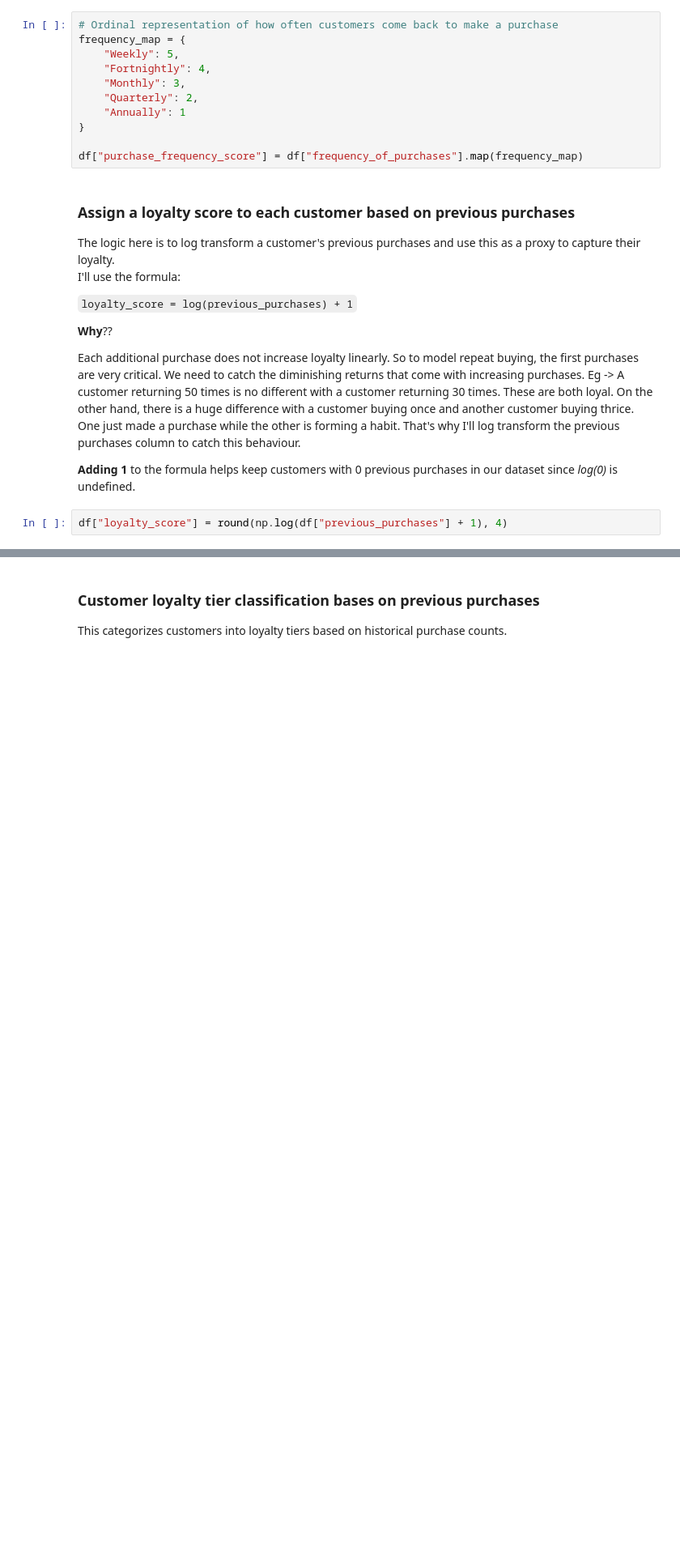
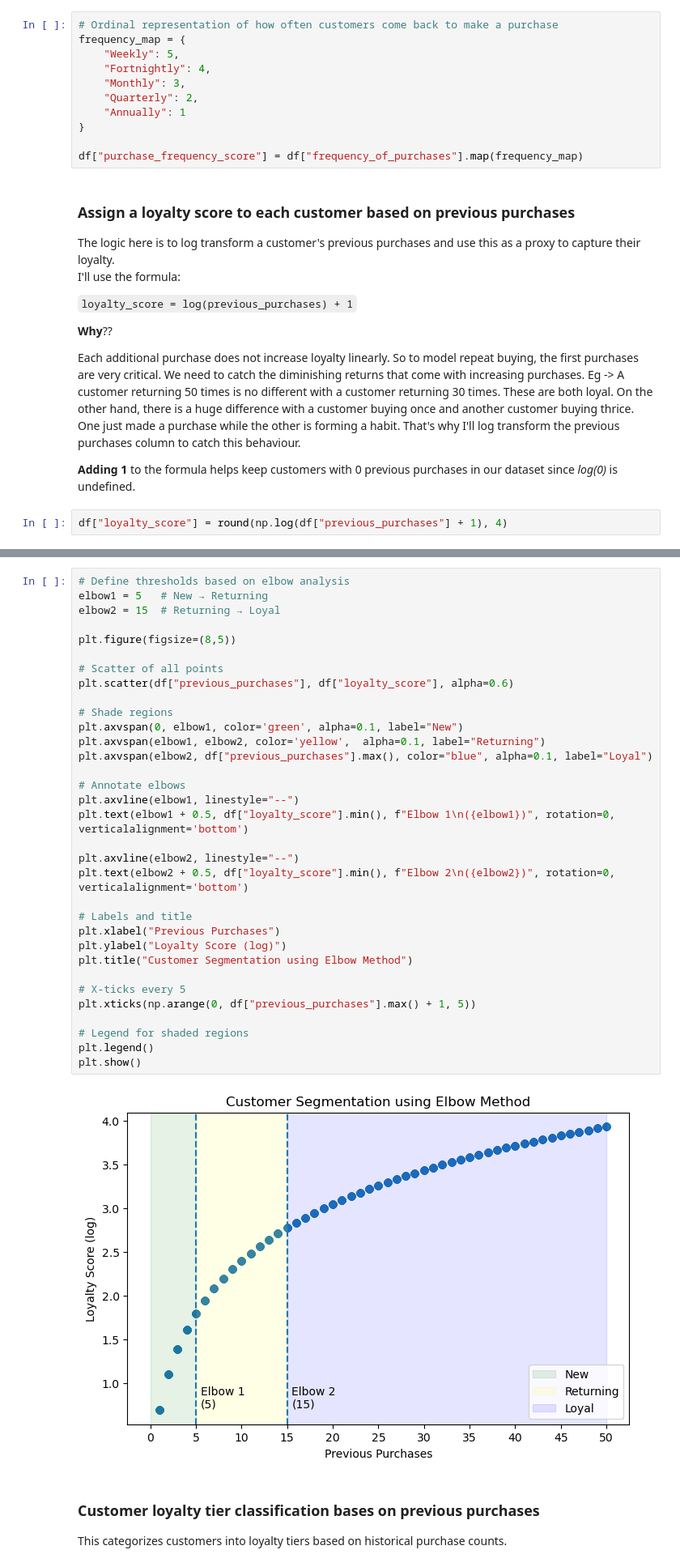
Before and after one commit to muthii-10/discount-targeting-analysis, a Jupyter notebook: notebooks/02_data_transformation.ipynb, the cells around one changed output, grey strips where cells are left out. Shown at 81% size. Drawn from its saved outputs; the diff is of its cells as text; blank space fills up the shorter version.

```diff
--- a/notebooks/02_data_transformation.ipynb
+++ b/notebooks/02_data_transformation.ipynb
@@ -72,3 +83,38 @@ df["loyalty_score"] = round(np.log(df["previous_purchases"] + 1), 4)
+# %%
+# Define thresholds based on elbow analysis
+elbow1 = 5   # New → Returning
+elbow2 = 15  # Returning → Loyal
+
+plt.figure(figsize=(8,5))
+
+# Scatter of all points
+plt.scatter(df["previous_purchases"], df["loyalty_score"], alpha=0.6)
+
+# Shade regions
+plt.axvspan(0, elbow1, color='green', alpha=0.1, label="New")
+plt.axvspan(elbow1, elbow2, color='yellow',  alpha=0.1, label="Returning")
+plt.axvspan(elbow2, df["previous_purchases"].max(), color="blue", alpha=0.1, label="Loyal")
+
+# Annotate elbows
+plt.axvline(elbow1, linestyle="--")
+plt.text(elbow1 + 0.5, df["loyalty_score"].min(), f"Elbow 1\n({elbow1})", rotation=0, verticalalignment='bottom')
+
+plt.axvline(elbow2, linestyle="--")
+plt.text(elbow2 + 0.5, df["loyalty_score"].min(), f"Elbow 2\n({elbow2})", rotation=0, verticalalignment='bottom')
+
+# Labels and title
+plt.xlabel("Previous Purchases")
+plt.ylabel("Loyalty Score (log)")
+plt.title("Customer Segmentation using Elbow Method")
+
+# X-ticks every 5
+plt.xticks(np.arange(0, df["previous_purchases"].max() + 1, 5))
+
+# Legend for shaded regions
+plt.legend()
+plt.show()
+# %% [output]
+[figure, added]
 # %% [markdown]
 ### Customer loyalty tier classification bases on previous purchases
 This categorizes customers into loyalty tiers based on historical purchase counts.
```
Also changed, not shown: parts of 3 cells of this notebook.
